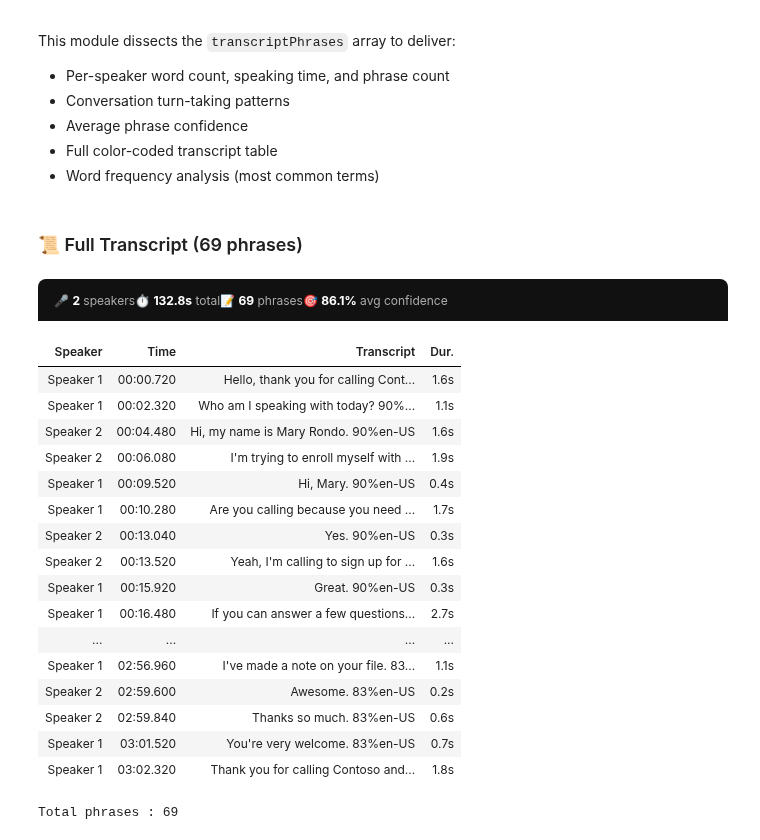
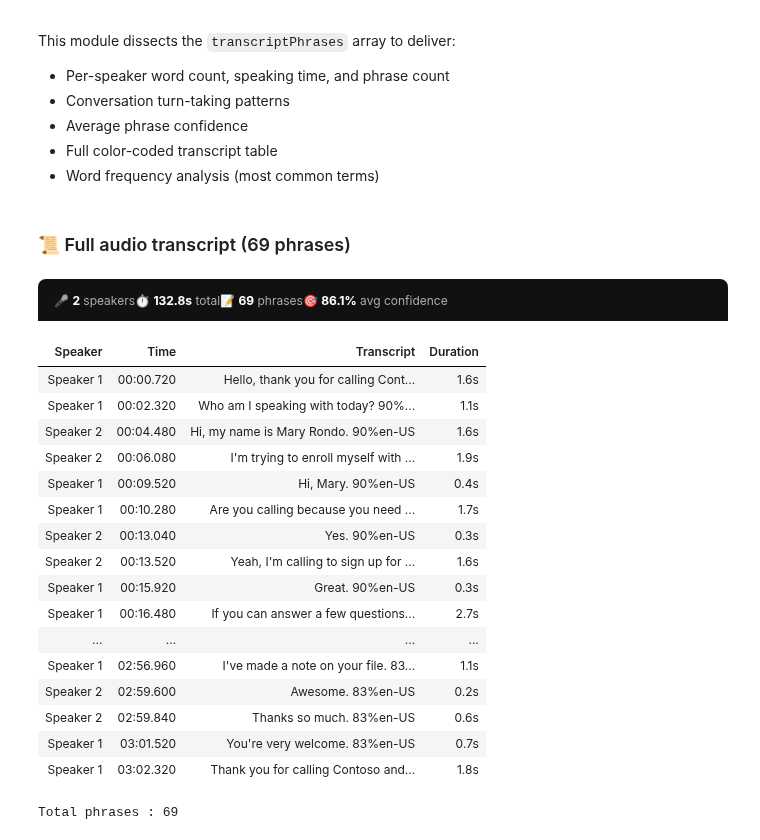
Before and after one commit to retkowsky/azure-content-understanding-ga, a Jupyter notebook: 8. Audio - showcase.ipynb, the cells around one changed output. Cells and saved outputs as stored; diff of their text form; code cells hidden in the pictures.

```diff
--- a/8. Audio - showcase.ipynb
+++ b/8. Audio - showcase.ipynb
@@ -212,7 +207,8 @@ def dark_box(text, max_h=220):
 
 > **Required deployments:** GPT-4.1-mini + text-embedding-3-large
 # %%
-AUDIO_URL = "https://github.com/Azure-Samples/cognitive-services-speech-sdk/raw/master/scenarios/call-center/sampledata/Call1_separated_16k_health_insurance.wav"
+AUDIO_URL = "https://github.com/Azure-Samples/cognitive-services-speech-sdk/raw/master/" \
+            "scenarios/call-center/sampledata/Call1_separated_16k_health_insurance.wav"
 
 Audio(url=AUDIO_URL)
 # %% [output]
@@ -220,5 +298,6 @@ Audio(url=AUDIO_URL)
 # %%
-audio_result = analyze("prebuilt-audioSearch", AUDIO_URL,
+audio_result = analyze("prebuilt-audioSearch",
+                       AUDIO_URL,
                        "prebuilt-audioSearch")
 # %% [output]
 [prebuilt-audioSearch] Analyzer: prebuilt-audioSearch
@@ -298,11 +380,10 @@ This module dissects the `transcriptPhrases` array to deliver:
 if phrases:
     total_dur = sum((p.get("endTimeMs", 0) - p.get("startTimeMs", 0)) / 1000
                     for p in phrases)
-    avg_conf = np.mean(
-        [p.get("confidence", 0) for p in phrases if "confidence" in p])
+
+    avg_conf = np.mean([p.get("confidence", 0) for p in phrases if "confidence" in p])
     n_spk = len(set(p.get("speaker", "?") for p in phrases))
-
-    display(Markdown(f"\n### 📜 Full Transcript ({len(phrases)} phrases)"))
+    display(Markdown(f"\n### 📜 Full audio transcript ({len(phrases)} phrases)"))
 
     # Summary bar
     display(
@@ -319,6 +400,7 @@ if phrases:
 
     rows_html = ""
     prev_spk = None
+
     for i, p in enumerate(phrases):
         spk = p.get("speaker", "?")
         s_ms = p.get("startTimeMs", 0)
@@ -349,37 +431,37 @@ if phrases:
         # Zebra striping
         row_bg = "#0f2233" if i % 2 == 0 else "#0d1b2a"
 
         rows_html += (
             f'<tr style="border-bottom:1px solid #1a2a3a;background:{row_bg};{border}">'
             f'<td style="padding:8px 12px"><span style="background:{col};color:black;padding:3px 12px;'
             f'border-radius:10px;font-size:11px;white-space:nowrap;font-weight:bold">{spk}</span></td>'
             f'<td style="padding:8px 12px;color:{col};font-size:11px;white-space:nowrap;font-family:monospace">'
             f'{ms_to_ts(s_ms)}</td>'
             f'<td style="padding:8px 12px;color:#ddd;font-size:13px;line-height:1.6">'
             f'{p.get("text", "")} {badges}</td>'
             f'<td style="padding:8px 12px;color:#aaa;font-size:11px;text-align:center;font-family:monospace">'
             f'{dur:.1f}s</td>'
             f'</tr>')
 
     headers_html = "".join(
         f'<th style="padding:10px 12px;color:white;text-align:left;font-size:12px;'
         f'text-transform:uppercase;letter-spacing:0.5px">{h}</th>'
         for h in ["Speaker", "Time", "Transcript"])
 
     display(
         HTML(
             f'<div style="max-height:600px;overflow-y:auto;border-radius:0 0 8px 8px;border:1px solid #1a2a3a">'
             f'<table style="border-collapse:collapse;width:100%;background:#0d1b2a">'
             f'<thead style="position:sticky;top:0;z-index:1"><tr style="background:#1b3a4b">'
             f'{headers_html}'
-            f'<th style="padding:10px 12px;color:white;text-align:center;font-size:12px;'
-            f'text-transform:uppercase;letter-spacing:0.5px">Dur.</th>'
+            f'<th style="padding:10px 12px;color:white;text-align:center;font-size:14px;'
+            f'text-transform:uppercase;letter-spacing:0.5px">Duration</th>'
             f'</tr></thead><tbody>{rows_html}</tbody></table></div>'))
 # %% [output]
 
-### 📜 Full Transcript (69 phrases)
+### 📜 Full audio transcript (69 phrases)
 🎤 2 speakers⏱️ 132.8s total📝 69 phrases🎯 86.1% avg confidence
-| Speaker | Time | Transcript | Dur. |
+| Speaker | Time | Transcript | Duration |
 | Speaker 1 | 00:00.720 | Hello, thank you for calling Cont... | 1.6s |
 | Speaker 1 | 00:02.320 | Who am I speaking with today? 90%... | 1.1s |
 | Speaker 2 | 00:04.480 | Hi, my name is Mary Rondo. 90%en-US | 1.6s |
```
Also changed, not shown: parts of 27 cells of this notebook.
